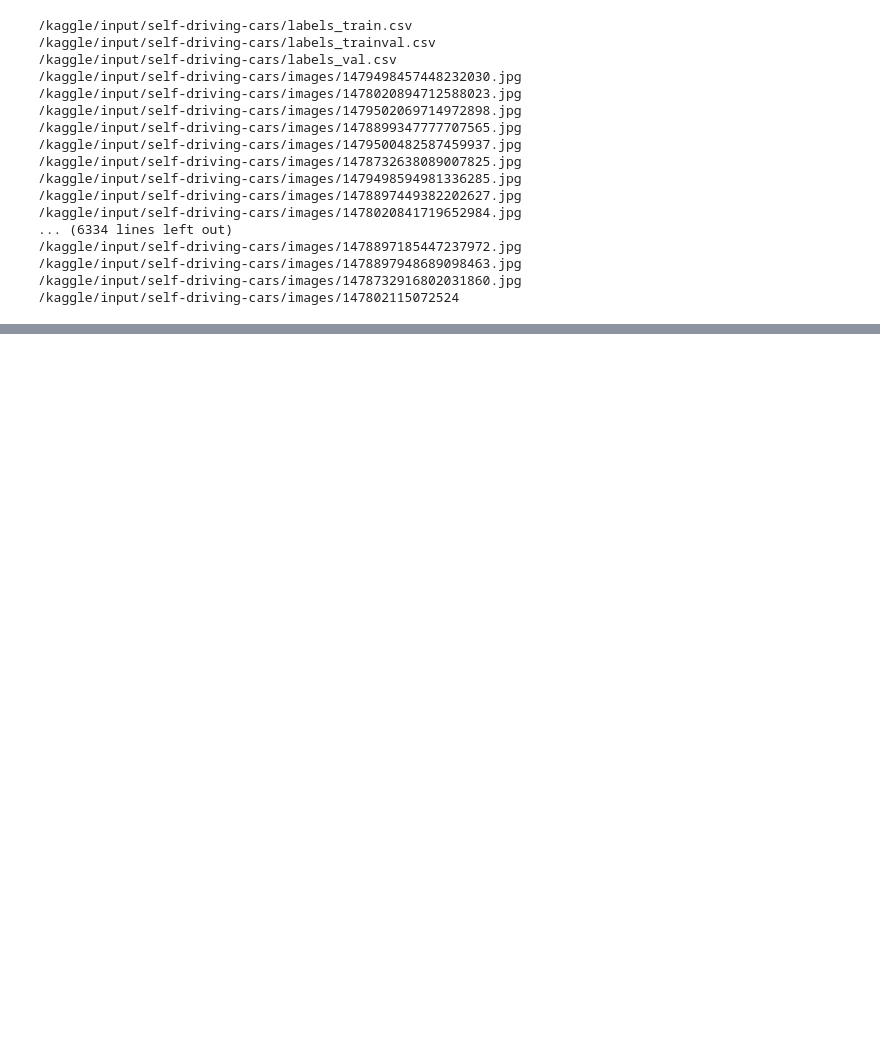
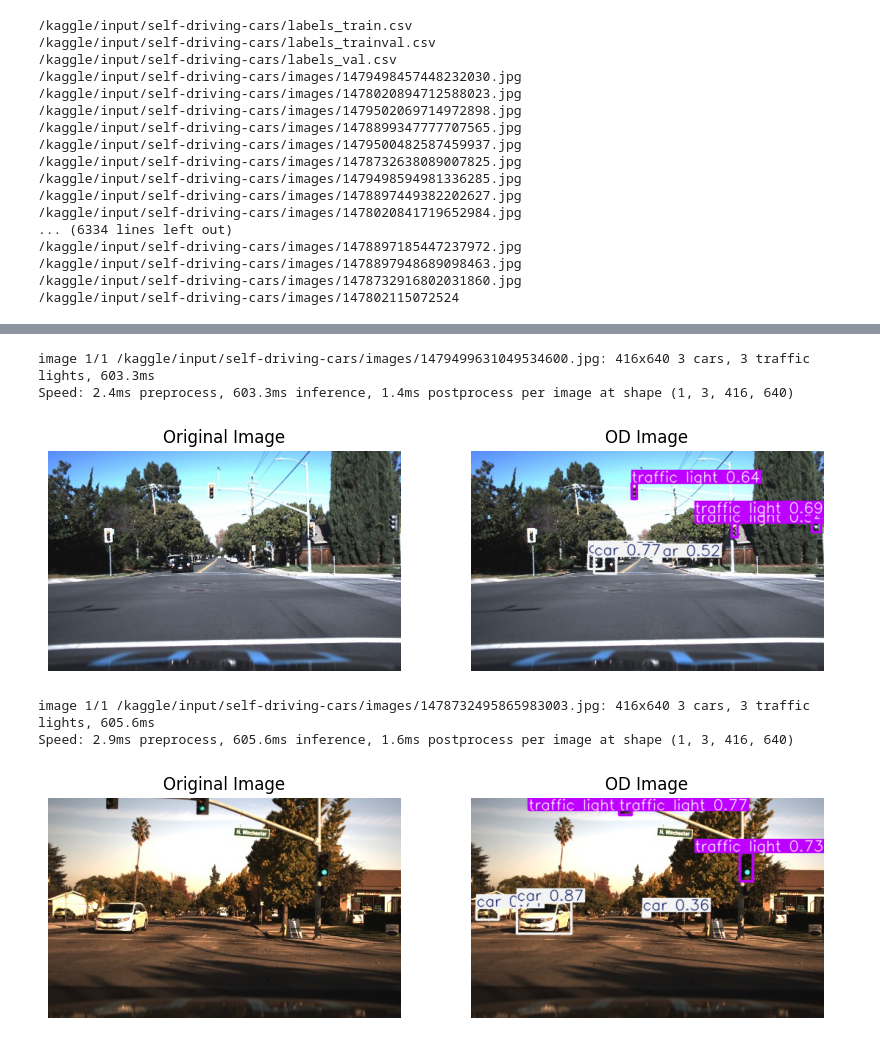
Before and after one commit to isaramadunika/Self_Driving_Cars_CNN, a Jupyter notebook: self-driving-cars-using-r-cnn-yolo.ipynb, the cells around one changed output, grey strips where cells are left out. Cells and saved outputs as stored; diff of their text form; code cells hidden in the pictures; blank space fills up the shorter version.

```diff
--- a/self-driving-cars-using-r-cnn-yolo.ipynb
+++ b/self-driving-cars-using-r-cnn-yolo.ipynb
@@ -26,0 +110,30 @@ for dirname, _, filenames in os.walk('/kaggle/input'):
+# %%
+def ODImage(image) :
+
+  yolo_outputs = yolo_model.predict(image)
+  output = yolo_outputs[0]
+  box = output.boxes
+  names = output.names
+
+  NewImage = output.plot()[:, :, ::-1]
+  plt.figure(figsize=(10,5))
+  plt.subplot(1,2,1)
+  plt.imshow(cv2.cvtColor(cv2.imread(image, cv2.IMREAD_COLOR), cv2.COLOR_BGR2RGB))
+  plt.title('Original Image')
+
+  plt.axis('off')
+  plt.subplot(1,2,2)
+  plt.imshow(NewImage)
+  plt.axis('off')
+  plt.title('OD Image')
+  plt.show()
+# %%
+ODImage('/kaggle/input/self-driving-cars/images/1479499631049534600.jpg')
+ODImage('/kaggle/input/self-driving-cars/images/1478732495865983003.jpg')
+# %% [output]
+image 1/1 /kaggle/input/self-driving-cars/images/1479499631049534600.jpg: 416x640 3 cars, 3 traffic lights, 603.3ms
+Speed: 2.4ms preprocess, 603.3ms inference, 1.4ms postprocess per image at shape (1, 3, 416, 640)
+[figure, added]
+image 1/1 /kaggle/input/self-driving-cars/images/1478732495865983003.jpg: 416x640 3 cars, 3 traffic lights, 605.6ms
+Speed: 2.9ms preprocess, 605.6ms inference, 1.6ms postprocess per image at shape (1, 3, 416, 640)
+[figure, added]
```
Also changed, not shown: parts of 6 cells of this notebook.
